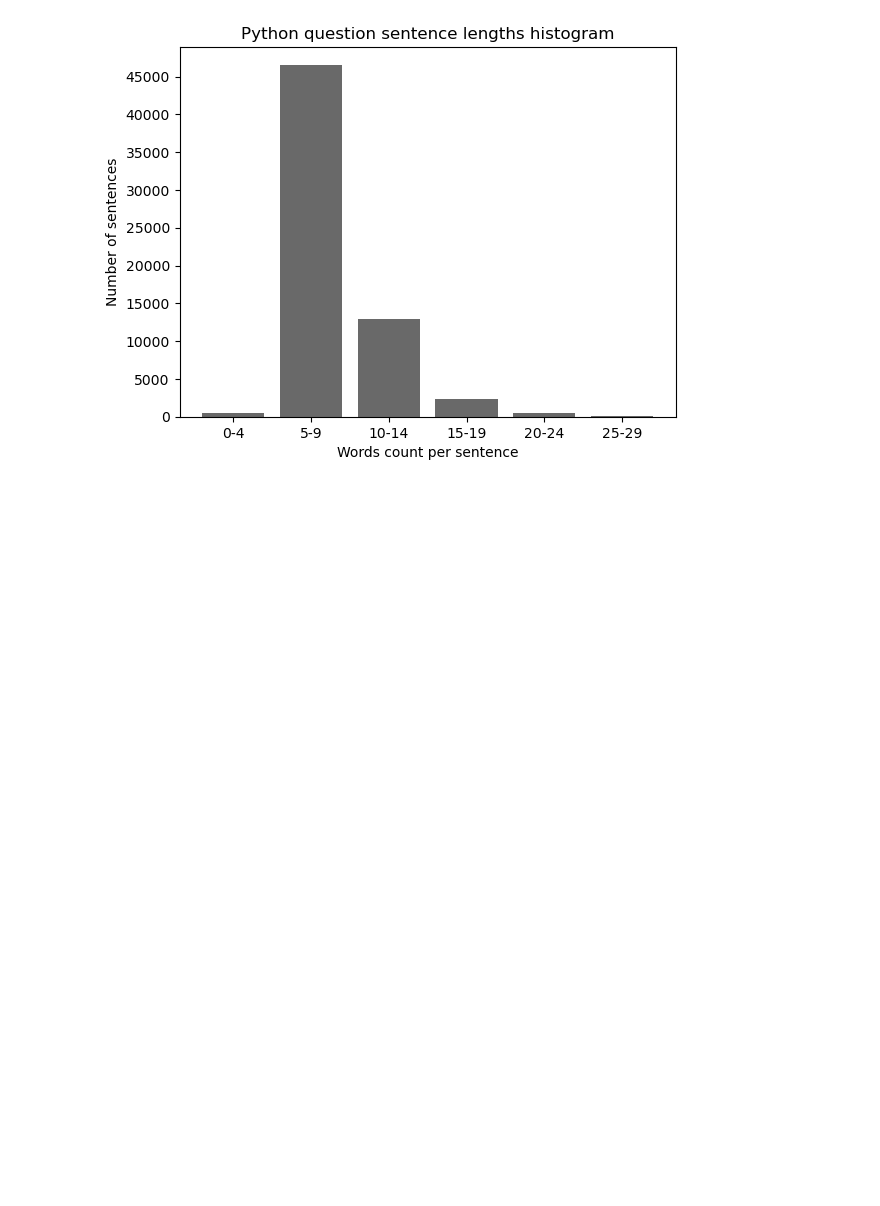
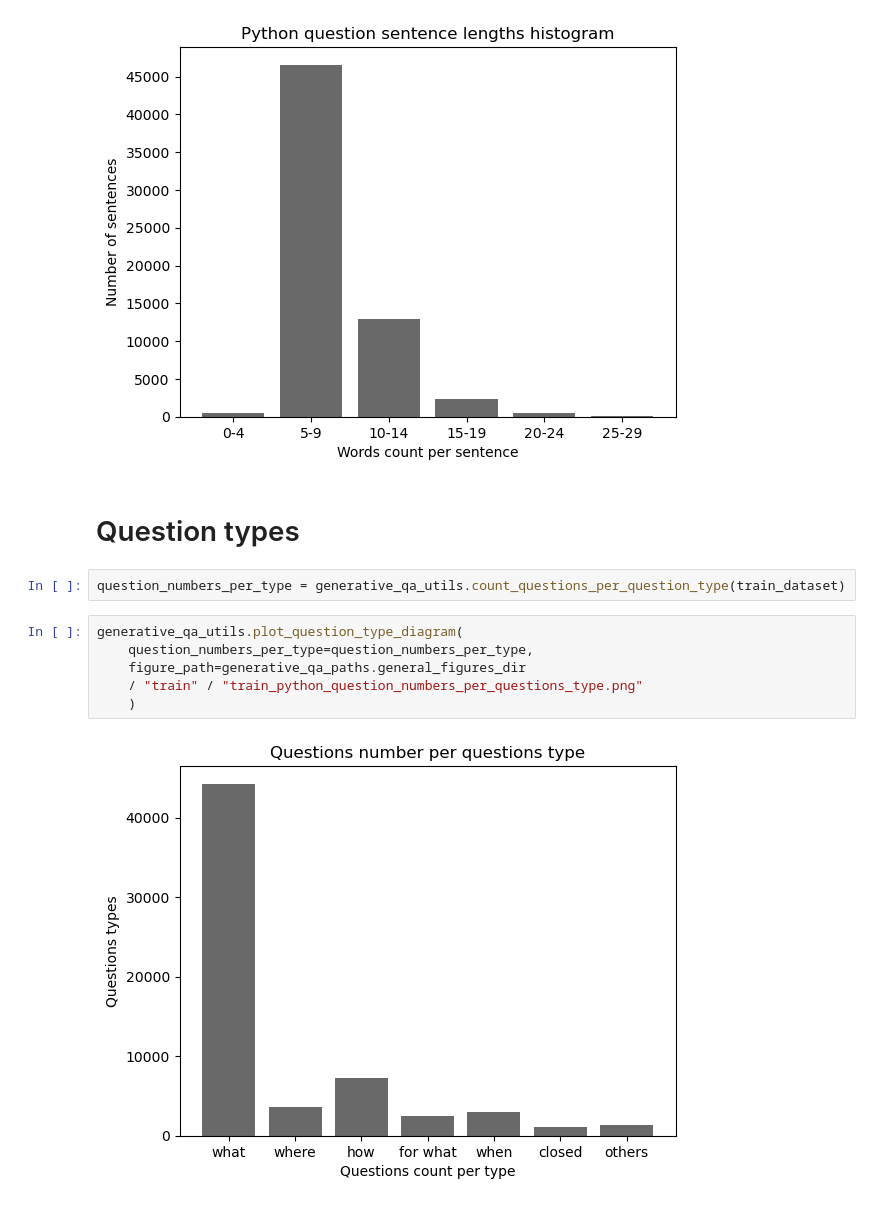
Before and after one commit to arsemi337/question-answering, a Jupyter notebook: generative-qa/notebooks/python/python_train_dataset_analysis.ipynb, the cells around one changed output. Drawn from its saved outputs; the diff is of its cells as text; blank space fills up the shorter version.

```diff
--- a/generative-qa/notebooks/python/python_train_dataset_analysis.ipynb
+++ b/generative-qa/notebooks/python/python_train_dataset_analysis.ipynb
@@ -128,3 +128,15 @@ core_qa_utils.plot_sentence_lengths_histogram(
 # %% [output]
 [figure]
 [figure]
+# %% [markdown]
+# Question types
+# %%
+question_numbers_per_type = generative_qa_utils.count_questions_per_question_type(train_dataset)
+# %%
+generative_qa_utils.plot_question_type_diagram(
+    question_numbers_per_type=question_numbers_per_type,
+    figure_path=generative_qa_paths.general_figures_dir
+    / "train" / "train_python_question_numbers_per_questions_type.png"
+    )
+# %% [output]
+[figure, added]
```
Also changed, not shown: parts of 2 cells of this notebook, 12 other files.
